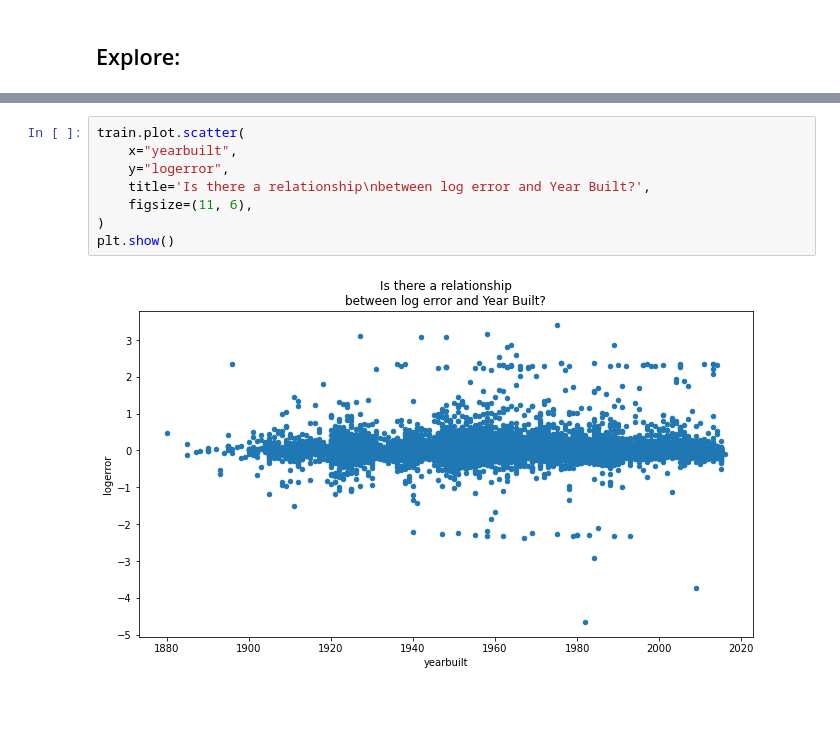
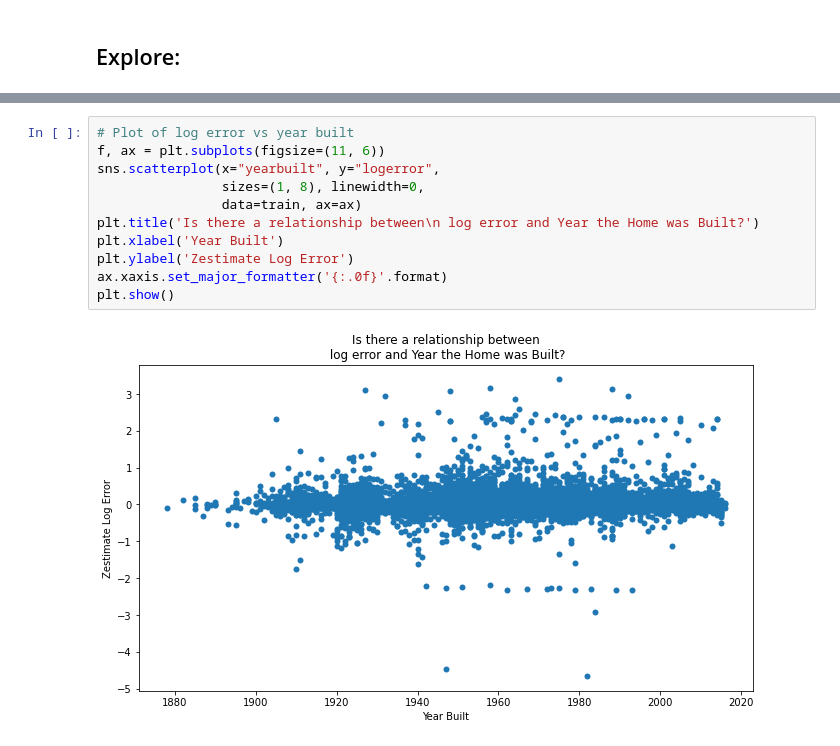
Before and after one commit to jeffakins/zillow_2017_clustering_project, a Jupyter notebook: zillow_clustering_project.ipynb, the cells around one changed output, grey strips where cells are left out. Drawn from its saved outputs; the diff is of its cells as text; blank space fills up the shorter version.

```diff
--- a/zillow_clustering_project.ipynb
+++ b/zillow_clustering_project.ipynb
@@ -95,13 +109,16 @@ plt.show()
 # %%
-train.plot.scatter(
-    x="yearbuilt",
-    y="logerror",
-    title='Is there a relationship\nbetween log error and Year Built?',
-    figsize=(11, 6),
-)
+# Plot of log error vs year built
+f, ax = plt.subplots(figsize=(11, 6))
+sns.scatterplot(x="yearbuilt", y="logerror",
+                sizes=(1, 8), linewidth=0,
+                data=train, ax=ax)
+plt.title('Is there a relationship between\n log error and Year the Home was Built?')
+plt.xlabel('Year Built')
+plt.ylabel('Zestimate Log Error')
+ax.xaxis.set_major_formatter('{:.0f}'.format)
 plt.show()
 # %% [output]
-[figure, old version]
+[figure, new version]
 # %%
 train.plot.scatter(
     x="latitude",
```
Also changed, not shown: parts of 24 cells of this notebook, 2 other files.
